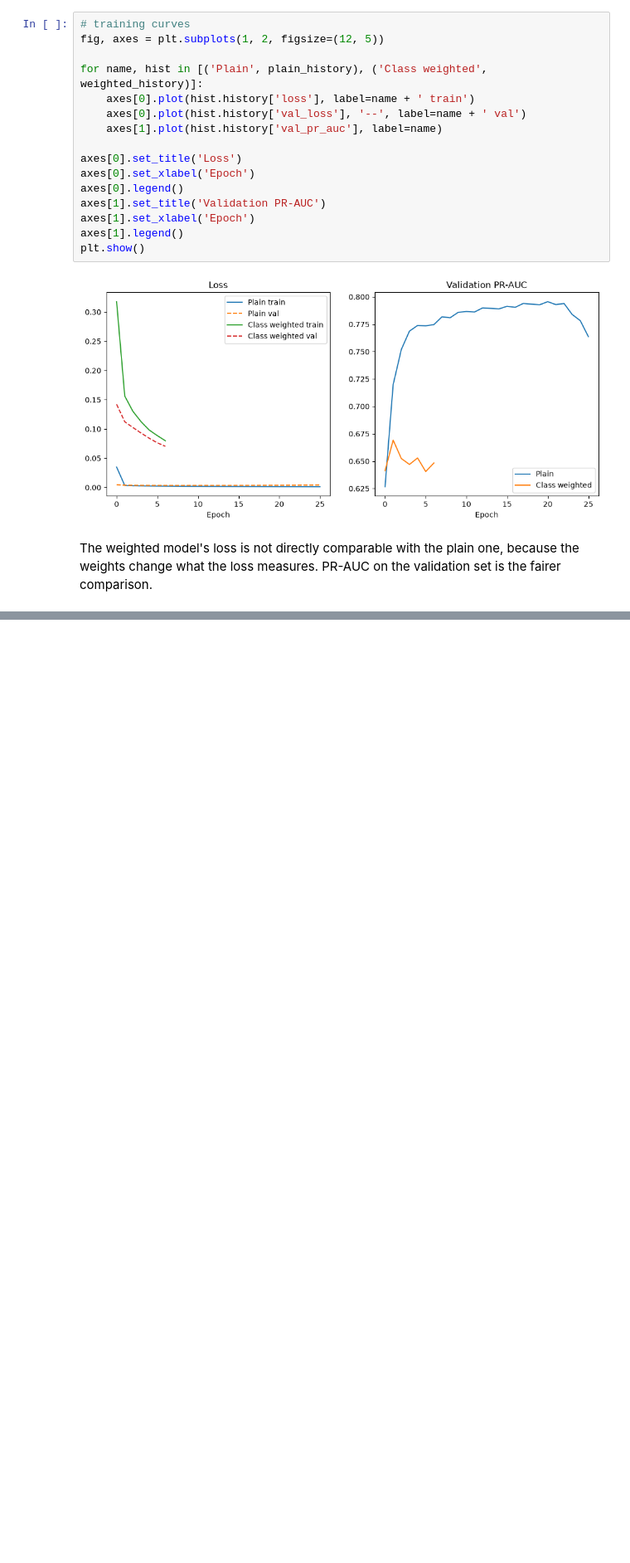
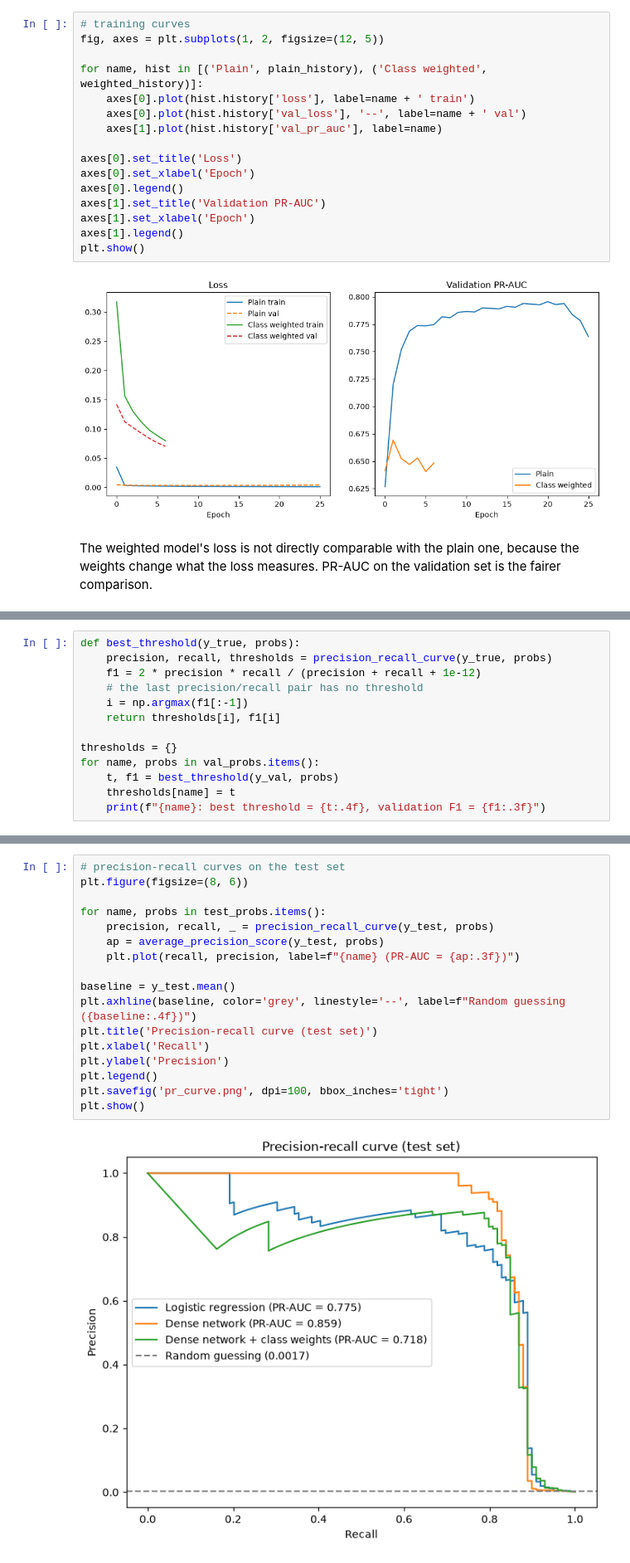
Before and after one commit to lewis-shearer/Credit_Card_Fraud_Detection, a Jupyter notebook: fraud_detection.ipynb, the cells around one changed output, grey strips where cells are left out. Shown at 83% size. Drawn from its saved outputs; the diff is of its cells as text; blank space fills up the shorter version.

```diff
--- a/fraud_detection.ipynb
+++ b/fraud_detection.ipynb
@@ -272,0 +289,13 @@ The weighted model's loss is not directly comparable with the plain one, because
+# %%
+def best_threshold(y_true, probs):
+    precision, recall, thresholds = precision_recall_curve(y_true, probs)
+    f1 = 2 * precision * recall / (precision + recall + 1e-12)
+    # the last precision/recall pair has no threshold
+    i = np.argmax(f1[:-1])
+    return thresholds[i], f1[i]
+
+thresholds = {}
+for name, probs in val_probs.items():
+    t, f1 = best_threshold(y_val, probs)
+    thresholds[name] = t
+    print(f"{name}: best threshold = {t:.4f}, validation F1 = {f1:.3f}")
@@ -272,0 +355,19 @@ The weighted model's loss is not directly comparable with the plain one, because
+# %%
+# precision-recall curves on the test set
+plt.figure(figsize=(8, 6))
+
+for name, probs in test_probs.items():
+    precision, recall, _ = precision_recall_curve(y_test, probs)
+    ap = average_precision_score(y_test, probs)
+    plt.plot(recall, precision, label=f"{name} (PR-AUC = {ap:.3f})")
+
+baseline = y_test.mean()
+plt.axhline(baseline, color='grey', linestyle='--', label=f"Random guessing ({baseline:.4f})")
+plt.title('Precision-recall curve (test set)')
+plt.xlabel('Recall')
+plt.ylabel('Precision')
+plt.legend()
+plt.savefig('pr_curve.png', dpi=100, bbox_inches='tight')
+plt.show()
+# %% [output]
+[figure, added]
```
Also changed, not shown: parts of 11 cells of this notebook, 1 other file.
